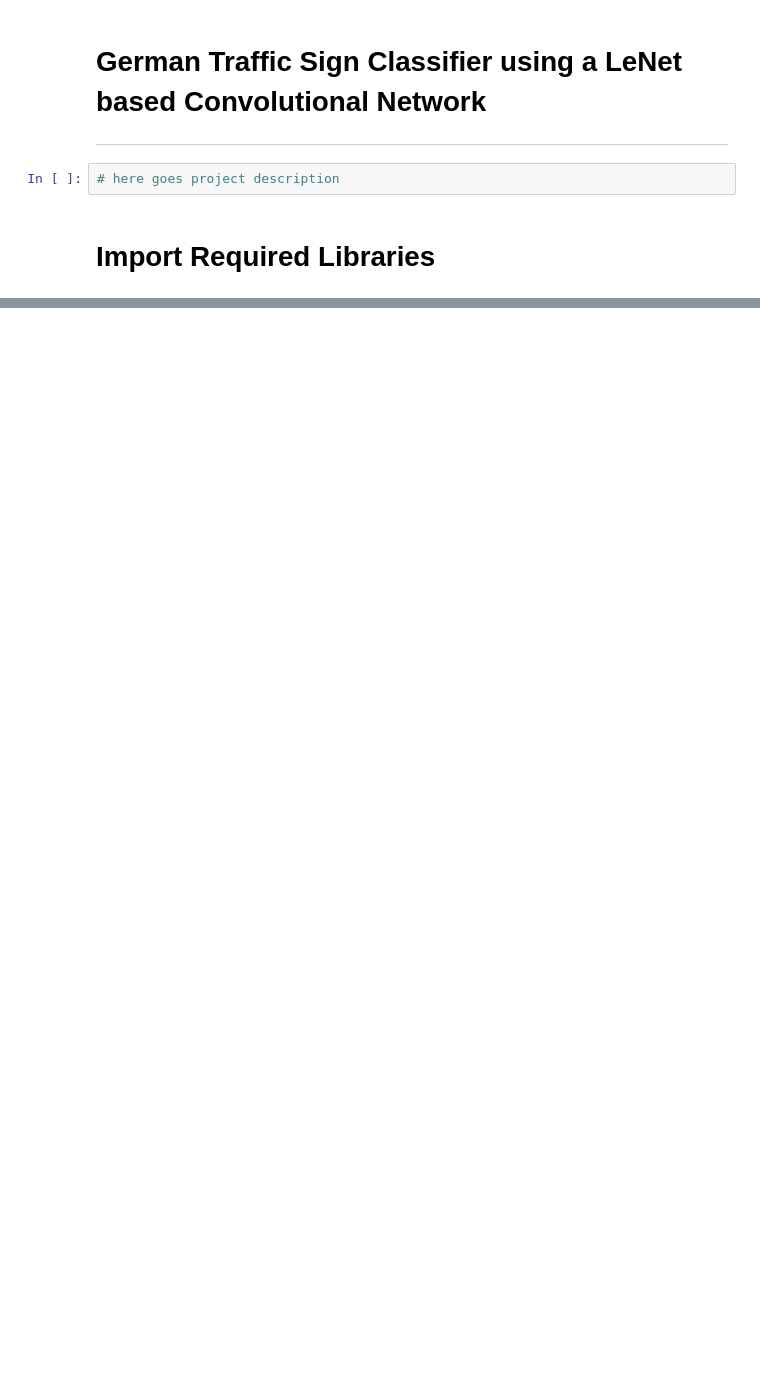
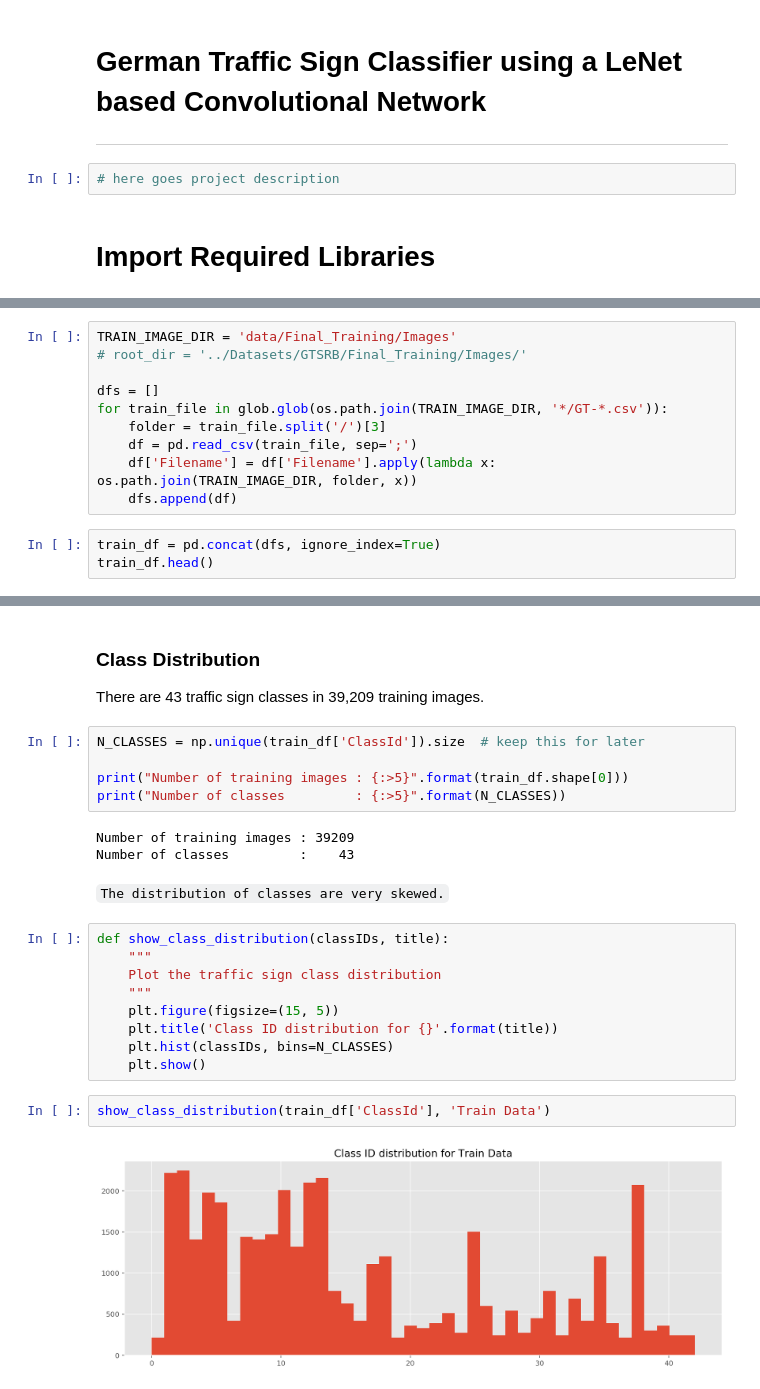
Before and after one commit to Sukhrobjon/DS-2.2-DL, a Jupyter notebook: Final Project - Traffic Signs Classification/traffic_sign_classifier_with_visualizations.ipynb, the cells around one changed output, grey strips where cells are left out. Cells and saved outputs as stored; diff of their text form; blank space fills up the shorter version.

```diff
--- a/Final Project - Traffic Signs Classification/traffic_sign_classifier_with_visualizations.ipynb
+++ b/Final Project - Traffic Signs Classification/traffic_sign_classifier_with_visualizations.ipynb
@@ -28,0 +26,13 @@ ModuleNotFoundError: No module named 'cv2'
+# %%
+TRAIN_IMAGE_DIR = 'data/Final_Training/Images'
+# root_dir = '../Datasets/GTSRB/Final_Training/Images/'
+
+dfs = []
+for train_file in glob.glob(os.path.join(TRAIN_IMAGE_DIR, '*/GT-*.csv')):
+    folder = train_file.split('/')[3]
+    df = pd.read_csv(train_file, sep=';')
+    df['Filename'] = df['Filename'].apply(lambda x: os.path.join(TRAIN_IMAGE_DIR, folder, x))
+    dfs.append(df)
+# %%
+train_df = pd.concat(dfs, ignore_index=True)
+train_df.head()
@@ -28,0 +68,26 @@ ModuleNotFoundError: No module named 'cv2'
+# %% [markdown]
+### Class Distribution
+There are 43 traffic sign classes in 39,209 training images.
+# %%
+N_CLASSES = np.unique(train_df['ClassId']).size  # keep this for later
+
+print("Number of training images : {:>5}".format(train_df.shape[0]))
+print("Number of classes         : {:>5}".format(N_CLASSES))
+# %% [output]
+Number of training images : 39209
+Number of classes         :    43
+# %% [markdown]
+`The distribution of classes are very skewed.`
+# %%
+def show_class_distribution(classIDs, title):
+    """
+    Plot the traffic sign class distribution
+    """
+    plt.figure(figsize=(15, 5))
+    plt.title('Class ID distribution for {}'.format(title))
+    plt.hist(classIDs, bins=N_CLASSES)
+    plt.show()
+# %%
+show_class_distribution(train_df['ClassId'], 'Train Data')
+# %% [output]
+[figure, added]
```
Also changed, not shown: parts of 17 cells of this notebook, 3 other files.
